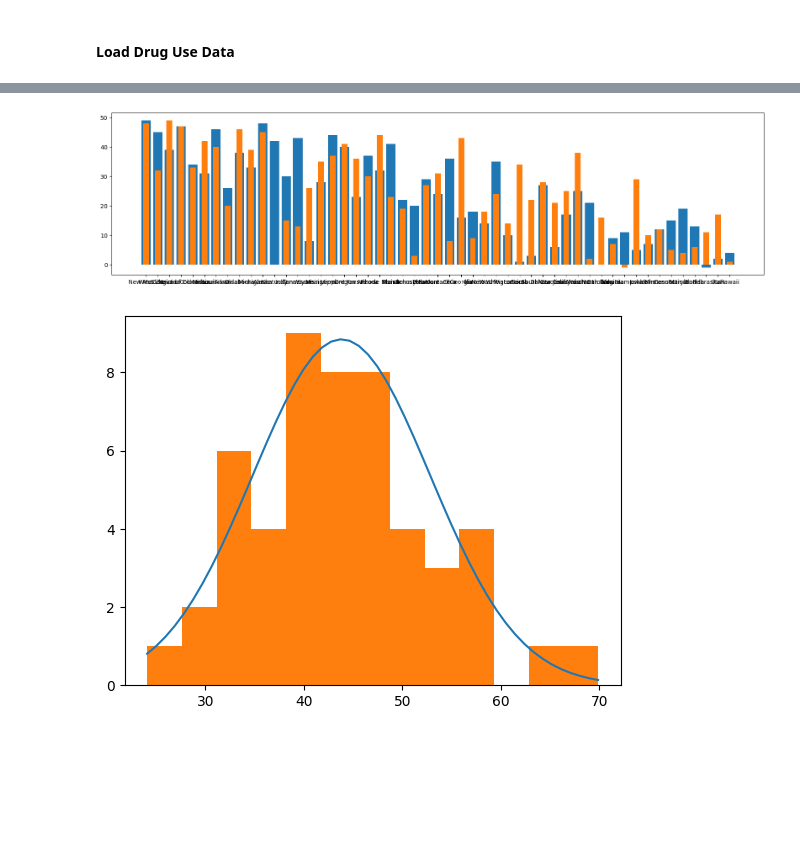
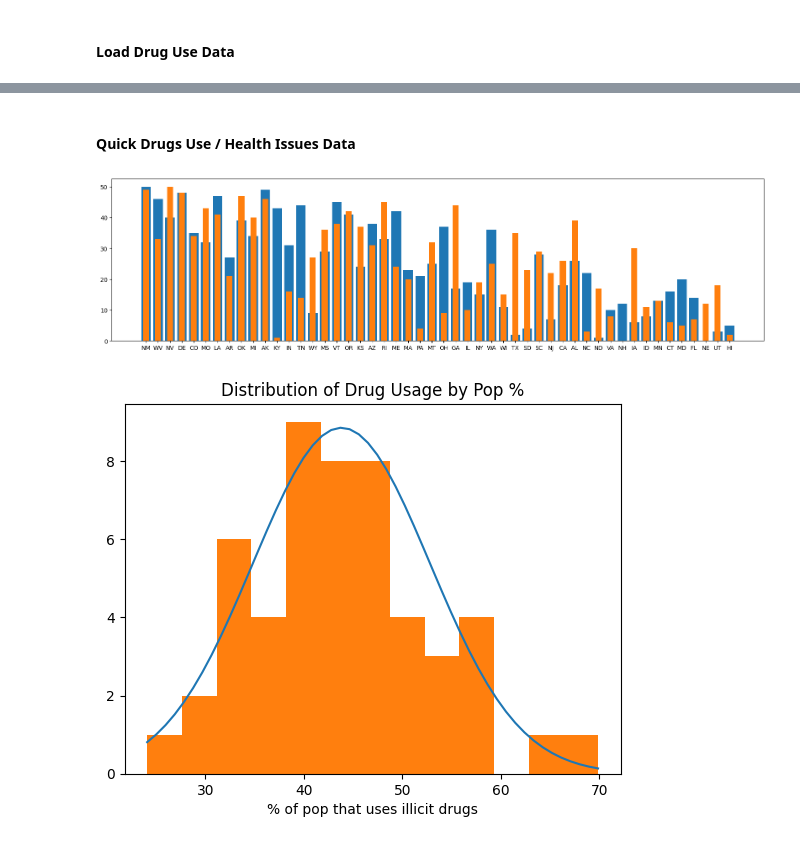
Before and after one commit to codycosta/ENGR201, a Jupyter notebook: weeks-9-10-final-project/project.ipynb, the cells around one changed output, grey strips where cells are left out. Saved outputs shown, nothing was run; the diff lists cells and outputs as text; code cells hidden in the pictures; blank space fills up the shorter version.

Commit message:
added some more plots :)

```diff
--- a/weeks-9-10-final-project/project.ipynb
+++ b/weeks-9-10-final-project/project.ipynb
@@ -164,18 +197,22 @@ drug_data.head()
 | 2 | 3 | NV | Nevada | 56.93 | 11 | 29 | ... |
 | 3 | 4 | DE | District of Columbia | 56.61 | 3 | 31 | ... |
 | 4 | 5 | CO | Colorado | 56.46 | 16 | 4 | ... |
+# %% [markdown]
+#### Quick Drugs Use / Health Issues Data
 # %%
 plt.figure(figsize=[20, 5])
-plt.bar(drug_data['State'], 50 - drug_data['Drug Use & Addiction Rank'])
-plt.bar(drug_data['State'], 50 - drug_data['Drug Health Issues & Rehab Rank'], width=0.5)
+plt.bar(drug_data['State Abbreviation'], 51 - drug_data['Drug Use & Addiction Rank'])
+plt.bar(drug_data['State Abbreviation'], 51 - drug_data['Drug Health Issues & Rehab Rank'], width=0.5)
 plt.show()
 # %% [output]
-[figure, old version]
+[figure, new version]
 # %%
 x = np.linspace(np.min(drug_data['Total Score']), np.max(drug_data['Total Score']))
 plt.plot(x, 200 * stats.norm.pdf(x, np.mean(drug_data['Total Score']), np.std(drug_data['Total Score'])))
 
 plt.hist(drug_data['Total Score'], bins=13)
+plt.xlabel('% of pop that uses illicit drugs')
+plt.title('Distribution of Drug Usage by Pop %')
 plt.show()
 # %% [output]
-[figure, old version]
+[figure, new version]
```
Also changed, not shown: parts of 9 cells of this notebook.
